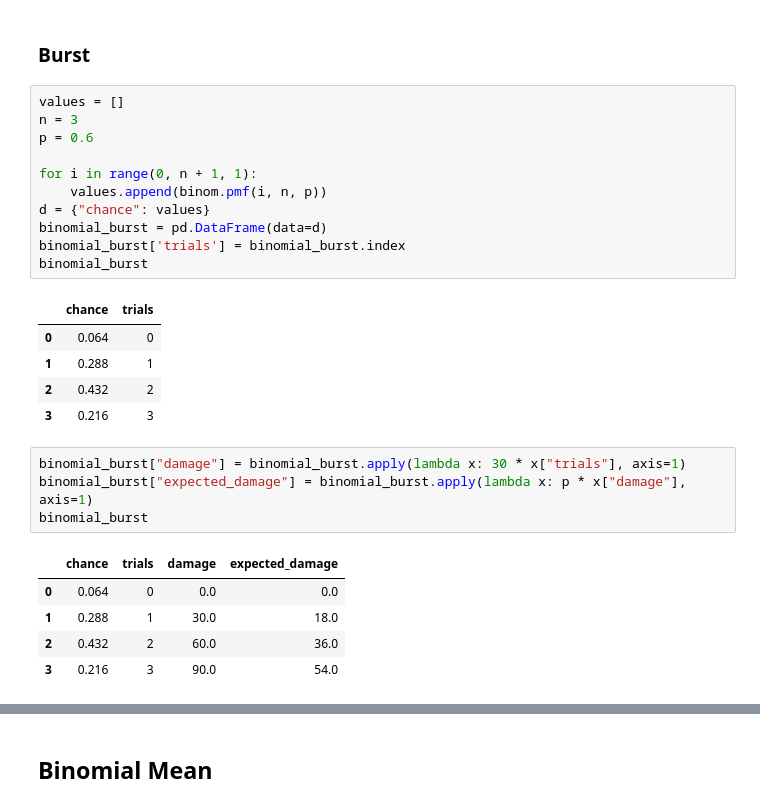
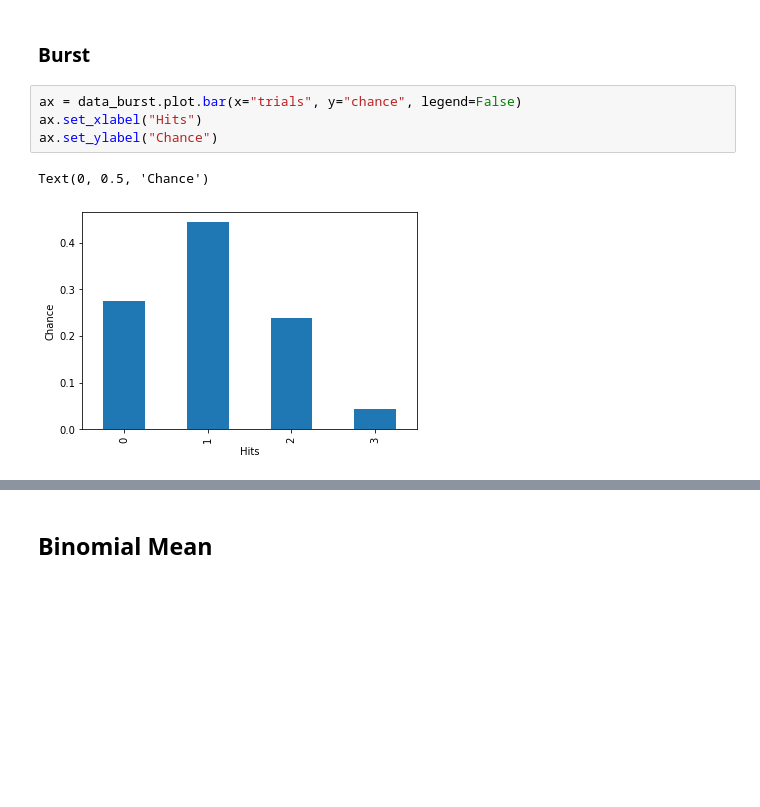
Before and after one commit to Bernardo-MG/wargame_analysis_jupyter_notebook, a Jupyter notebook: weapon_expected_damage.ipynb, the cells around one changed output, grey strips where cells are left out. Cells and saved outputs as stored; diff of their text form; blank space fills up the shorter version.

```diff
--- a/weapon_expected_damage.ipynb
+++ b/weapon_expected_damage.ipynb
@@ -80,31 +120,11 @@ Text(0, 0.5, 'Average damage')
 [figure]
 # %% [markdown]
 ### Burst
-# %%
-values = []
-n = 3
-p = 0.6
-
-for i in range(0, n + 1, 1):
-    values.append(binom.pmf(i, n, p))
-d = {"chance": values}
-binomial_burst = pd.DataFrame(data=d)
-binomial_burst['trials'] = binomial_burst.index
-binomial_burst
-# %% [output]
-|  | chance | trials |
-| 0 | 0.064 | 0 |
-| 1 | 0.288 | 1 |
-| 2 | 0.432 | 2 |
-| 3 | 0.216 | 3 |
-# %%
-binomial_burst["damage"] = binomial_burst.apply(lambda x: 30 * x["trials"], axis=1)
-binomial_burst["expected_damage"] = binomial_burst.apply(lambda x: p * x["damage"], axis=1)
-binomial_burst
-# %% [output]
-|  | chance | trials | damage | expected_damage |
-| 0 | 0.064 | 0 | 0.0 | 0.0 |
-| 1 | 0.288 | 1 | 30.0 | 18.0 |
-| 2 | 0.432 | 2 | 60.0 | 36.0 |
-| 3 | 0.216 | 3 | 90.0 | 54.0 |
+# %%
+ax = data_burst.plot.bar(x="trials", y="chance", legend=False)
+ax.set_xlabel("Hits")
+ax.set_ylabel("Chance")
+# %% [output]
+Text(0, 0.5, 'Chance')
+[figure, added]
 # %%
```
Also changed, not shown: parts of 14 cells of this notebook.
